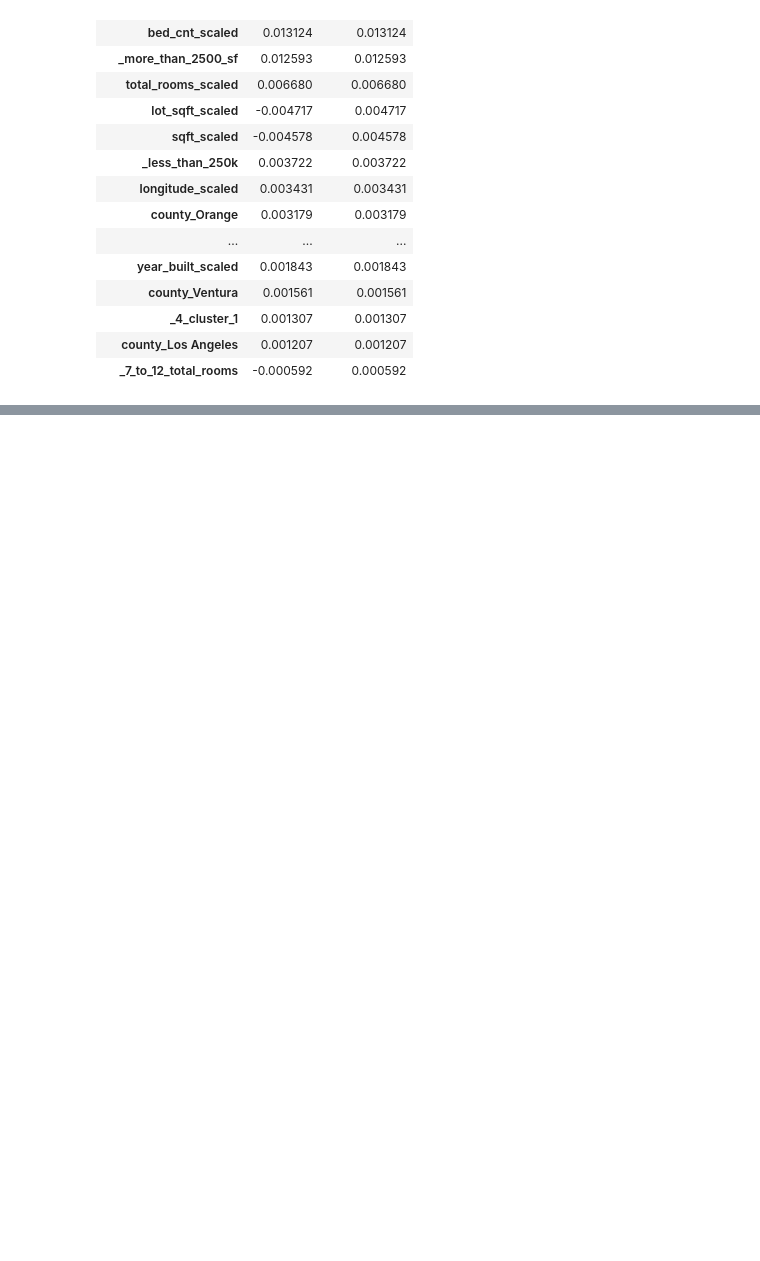
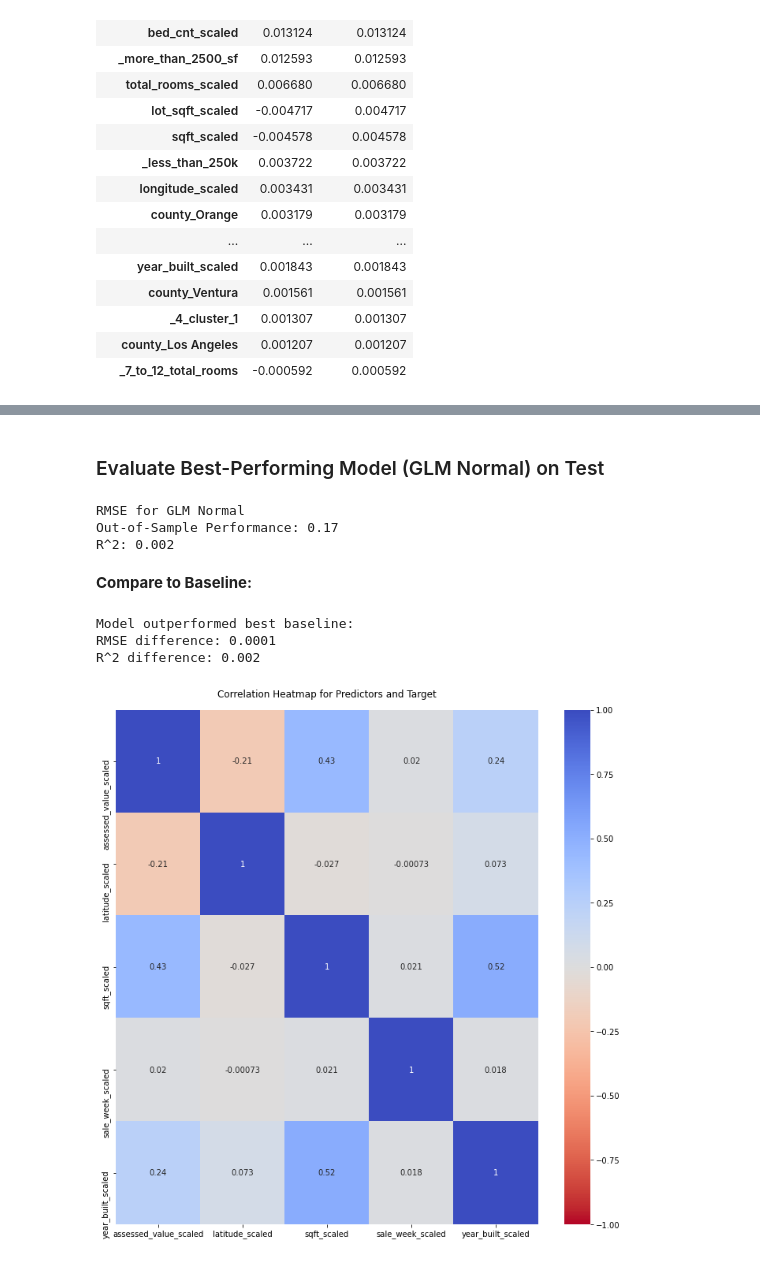
Before and after one commit to adam-talbot/clustering-project, a Jupyter notebook: final_notebook.ipynb, the cells around one changed output, grey strips where cells are left out. Saved outputs shown, nothing was run; the diff lists cells and outputs as text; code cells hidden in the pictures; blank space fills up the shorter version.

```diff
--- a/final_notebook.ipynb
+++ b/final_notebook.ipynb
@@ -1243,0 +1313,19 @@ X
+# %%
+# make model
+ols = LinearRegression(normalize=True)
+
+# fit model
+ols.fit(X_train, y_train.log_error)
+
+# Make prediction for train and validate
+y_train['ols_y_pred'] = ols.predict(X_train)
+y_validate['ols_y_pred'] = ols.predict(X_validate)
+
+# get metrics
+metric_df = ev.make_metric_df(y_train.log_error,
+                           y_train.ols_y_pred,
+                           y_validate.log_error,
+                           y_validate.ols_y_pred,
+                           'OLS',
+                           metric_df)
+metric_df
@@ -1243,0 +1421,21 @@ X
+# %%
+# create the model
+glm = TweedieRegressor(power=0, alpha=0)
+
+# fit the model
+glm.fit(X_train, y_train.log_error)
+
+# predict train
+y_train['glm_y_pred_normal'] = glm.predict(X_train)
+
+# predict validate
+y_validate['glm_y_pred_normal'] = glm.predict(X_validate)
+
+# get metrics
+metric_df = ev.make_metric_df(y_train.log_error,
+                           y_train.glm_y_pred_normal,
+                           y_validate.log_error,
+                           y_validate.glm_y_pred_normal,
+                           'glm_normal',
+                           metric_df)
+metric_df
@@ -1243,0 +1543,33 @@ X
+# %% [markdown]
+### Evaluate Best-Performing Model (GLM Normal) on Test
+# %%
+y_test = pd.DataFrame(y_test)
+y_test['baseline_mean'] = y_train.log_error.mean()
+
+# predict on test
+y_test['glm_y_pred_normal'] = glm.predict(X_test)
+
+# evaluate: rmse
+rmse_test = mean_squared_error(y_test.log_error, y_test.glm_y_pred_normal, squared=False)
+r2_test = explained_variance_score(y_test.log_error, y_test.glm_y_pred_normal)
+
+print(f'RMSE for GLM Normal\nOut-of-Sample Performance: {rmse_test:.2f}\nR^2: {r2_test:.3f}')
+# %% [output]
+RMSE for GLM Normal
+Out-of-Sample Performance: 0.17
+R^2: 0.002
+# %% [markdown]
+**Compare to Baseline:**
+# %%
+print(f'Model outperformed best baseline:\nRMSE difference: {(mean_squared_error(y_test.log_error, y_test.baseline_mean, squared=False) - rmse_test):.4f}\nR^2 difference: \
+{(r2_test - explained_variance_score(y_test.log_error, y_test.baseline_mean)):.3f}')
+# %% [output]
+Model outperformed best baseline:
+RMSE difference: 0.0001
+R^2 difference: 0.002
+# %%
+plt.figure(figsize=(12, 12))
+heatmap = sns.heatmap(X_train.corr(), annot=True, cmap='coolwarm_r', vmin=-1, vmax=1, center=0)
+heatmap.set_title('Correlation Heatmap for Predictors and Target', pad=16);
+# %% [output]
+[figure, added]
```
Also changed, not shown: parts of 31 cells of this notebook.
